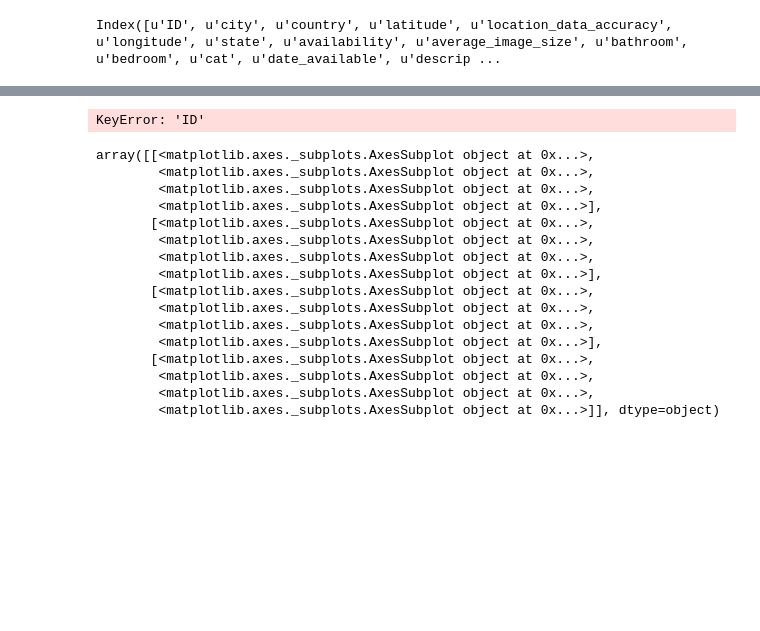
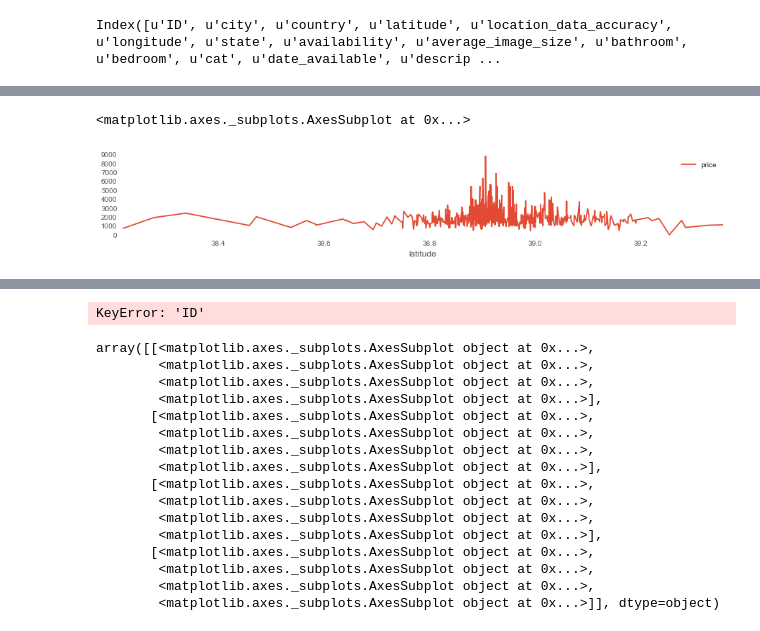
Before and after one commit to Alexjmsherman/General_Assembly_Final_Project, a Jupyter notebook: Final_Project/4. Final_Project_Data_Visualization.ipynb, the cells around one changed output, grey strips where cells are left out. Drawn from its saved outputs; the diff is of its cells as text; code cells hidden in the pictures; blank space fills up the shorter version.

```diff
--- a/Final_Project/4. Final_Project_Data_Visualization.ipynb
+++ b/Final_Project/4. Final_Project_Data_Visualization.ipynb
@@ -38,0 +77,5 @@ data[['price']].plot(kind='box')
+# %%
+data[data.latitude > 38].groupby('latitude')[['price']].mean().plot(figsize=(15, 2))
+# %% [output]
+<matplotlib.axes._subplots.AxesSubplot at 0x...>
+[figure, added]
```
Also changed, not shown: parts of 7 cells of this notebook.
